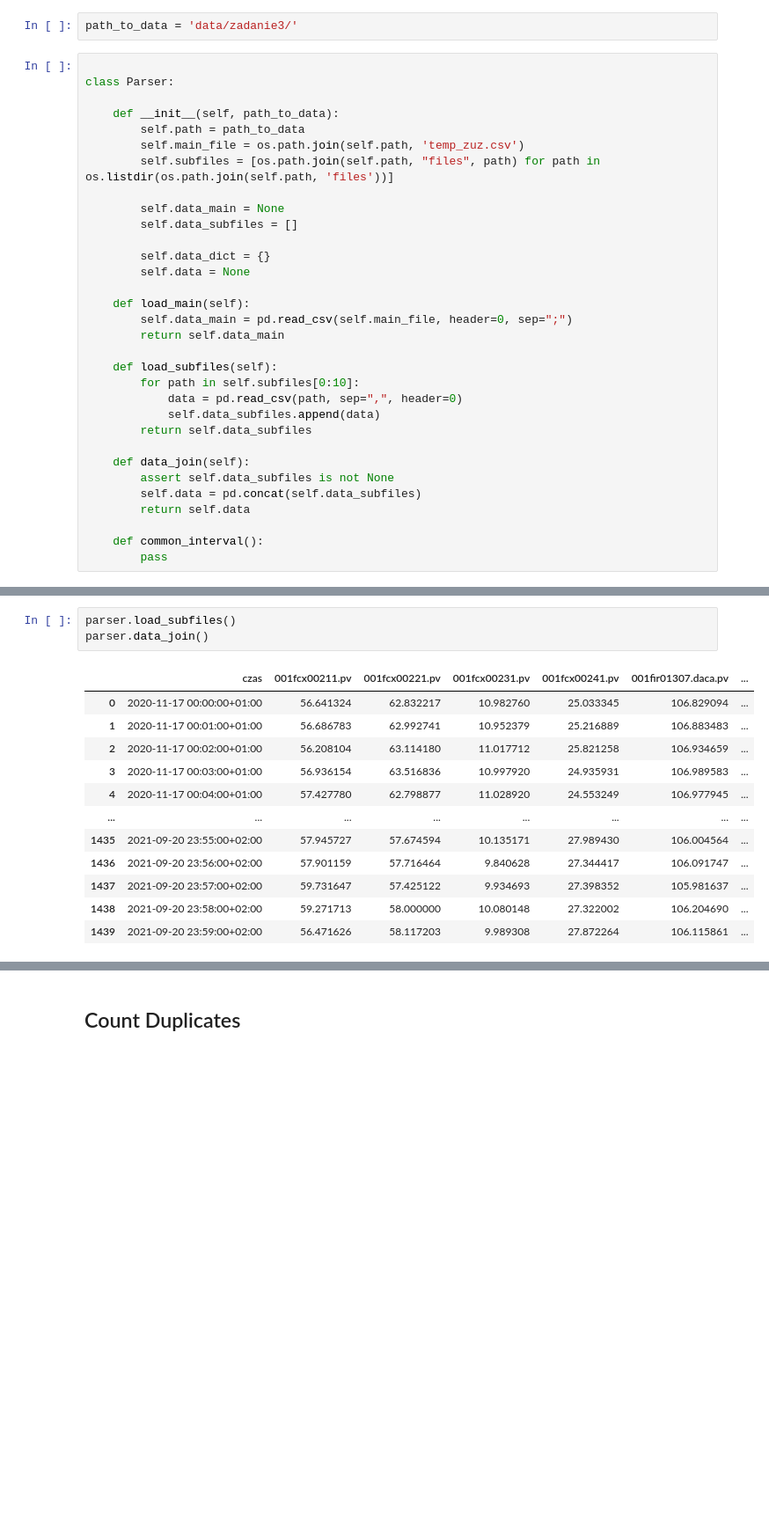
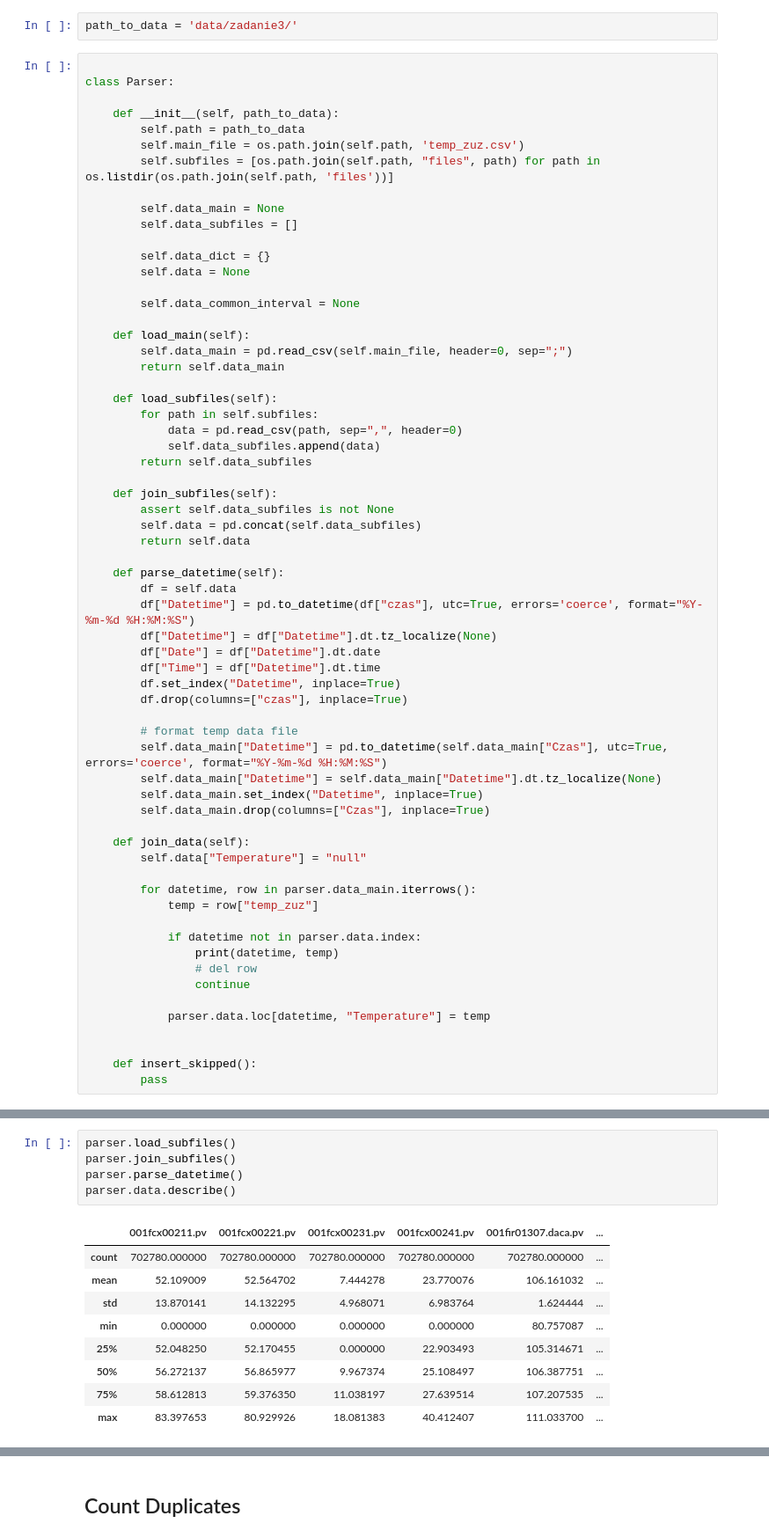
Before and after one commit to kinoai/cuvalleyhack2022, a Jupyter notebook: notebooks/ashleve-initial-data-exploration.ipynb, the cells around one changed output, grey strips where cells are left out. Shown at 88% size. Cells and saved outputs as stored; diff of their text form; blank space fills up the shorter version.

Commit message:
Update initial data exploration

```diff
--- a/notebooks/ashleve-initial-data-exploration.ipynb
+++ b/notebooks/ashleve-initial-data-exploration.ipynb
@@ -25,22 +25,53 @@ class Parser:
         self.data_dict = {}
         self.data = None
 
+        self.data_common_interval = None
+
     def load_main(self):
         self.data_main = pd.read_csv(self.main_file, header=0, sep=";")
         return self.data_main
 
     def load_subfiles(self):
-        for path in self.subfiles[0:10]:
+        for path in self.subfiles:
             data = pd.read_csv(path, sep=",", header=0)
             self.data_subfiles.append(data)
         return self.data_subfiles
 
-    def data_join(self):
+    def join_subfiles(self):
         assert self.data_subfiles is not None
         self.data = pd.concat(self.data_subfiles)
         return self.data
 
-    def common_interval():
+    def parse_datetime(self):
+        df = self.data
+        df["Datetime"] = pd.to_datetime(df["czas"], utc=True, errors='coerce', format="%Y-%m-%d %H:%M:%S")
+        df["Datetime"] = df["Datetime"].dt.tz_localize(None)
+        df["Date"] = df["Datetime"].dt.date
+        df["Time"] = df["Datetime"].dt.time
+        df.set_index("Datetime", inplace=True)
+        df.drop(columns=["czas"], inplace=True)
+
+        # format temp data file
+        self.data_main["Datetime"] = pd.to_datetime(self.data_main["Czas"], utc=True, errors='coerce', format="%Y-%m-%d %H:%M:%S")
+        self.data_main["Datetime"] = self.data_main["Datetime"].dt.tz_localize(None)
+        self.data_main.set_index("Datetime", inplace=True)
+        self.data_main.drop(columns=["Czas"], inplace=True)
+
+    def join_data(self):
+        self.data["Temperature"] = "null"
+
+        for datetime, row in parser.data_main.iterrows():
+            temp = row["temp_zuz"]
+
+            if datetime not in parser.data.index:
+                print(datetime, temp)
+                # del row
+                continue
+
+            parser.data.loc[datetime, "Temperature"] = temp
+
+
+    def insert_skipped():
         pass
 # %%
 parser = Parser(path_to_data)
@@ -63,16 +93,15 @@ parser.load_main()
 # %%
 parser.load_subfiles()
-parser.data_join()
+parser.join_subfiles()
+parser.parse_datetime()
+parser.data.describe()
 # %% [output]
-|  | czas | 001fcx00211.pv | 001fcx00221.pv | 001fcx00231.pv | 001fcx00241.pv | 001fir01307.daca.pv | ... |
-| 0 | 2020-11-17 00:00:00+01:00 | 56.641324 | 62.832217 | 10.982760 | 25.033345 | 106.829094 | ... |
-| 1 | 2020-11-17 00:01:00+01:00 | 56.686783 | 62.992741 | 10.952379 | 25.216889 | 106.883483 | ... |
-| 2 | 2020-11-17 00:02:00+01:00 | 56.208104 | 63.114180 | 11.017712 | 25.821258 | 106.934659 | ... |
-| 3 | 2020-11-17 00:03:00+01:00 | 56.936154 | 63.516836 | 10.997920 | 24.935931 | 106.989583 | ... |
-| 4 | 2020-11-17 00:04:00+01:00 | 57.427780 | 62.798877 | 11.028920 | 24.553249 | 106.977945 | ... |
-| ... | ... | ... | ... | ... | ... | ... | ... |
-| 1435 | 2021-09-20 23:55:00+02:00 | 57.945727 | 57.674594 | 10.135171 | 27.989430 | 106.004564 | ... |
-| 1436 | 2021-09-20 23:56:00+02:00 | 57.901159 | 57.716464 | 9.840628 | 27.344417 | 106.091747 | ... |
-| 1437 | 2021-09-20 23:57:00+02:00 | 59.731647 | 57.425122 | 9.934693 | 27.398352 | 105.981637 | ... |
-| 1438 | 2021-09-20 23:58:00+02:00 | 59.271713 | 58.000000 | 10.080148 | 27.322002 | 106.204690 | ... |
-| 1439 | 2021-09-20 23:59:00+02:00 | 56.471626 | 58.117203 | 9.989308 | 27.872264 | 106.115861 | ... |
+|  | 001fcx00211.pv | 001fcx00221.pv | 001fcx00231.pv | 001fcx00241.pv | 001fir01307.daca.pv | ... |
+| count | 702780.000000 | 702780.000000 | 702780.000000 | 702780.000000 | 702780.000000 | ... |
+| mean | 52.109009 | 52.564702 | 7.444278 | 23.770076 | 106.161032 | ... |
+| std | 13.870141 | 14.132295 | 4.968071 | 6.983764 | 1.624444 | ... |
+| min | 0.000000 | 0.000000 | 0.000000 | 0.000000 | 80.757087 | ... |
+| 25% | 52.048250 | 52.170455 | 0.000000 | 22.903493 | 105.314671 | ... |
+| 50% | 56.272137 | 56.865977 | 9.967374 | 25.108497 | 106.387751 | ... |
+| 75% | 58.612813 | 59.376350 | 11.038197 | 27.639514 | 107.207535 | ... |
+| max | 83.397653 | 80.929926 | 18.081383 | 40.412407 | 111.033700 | ... |
```
Also changed, not shown: parts of 15 cells of this notebook.
